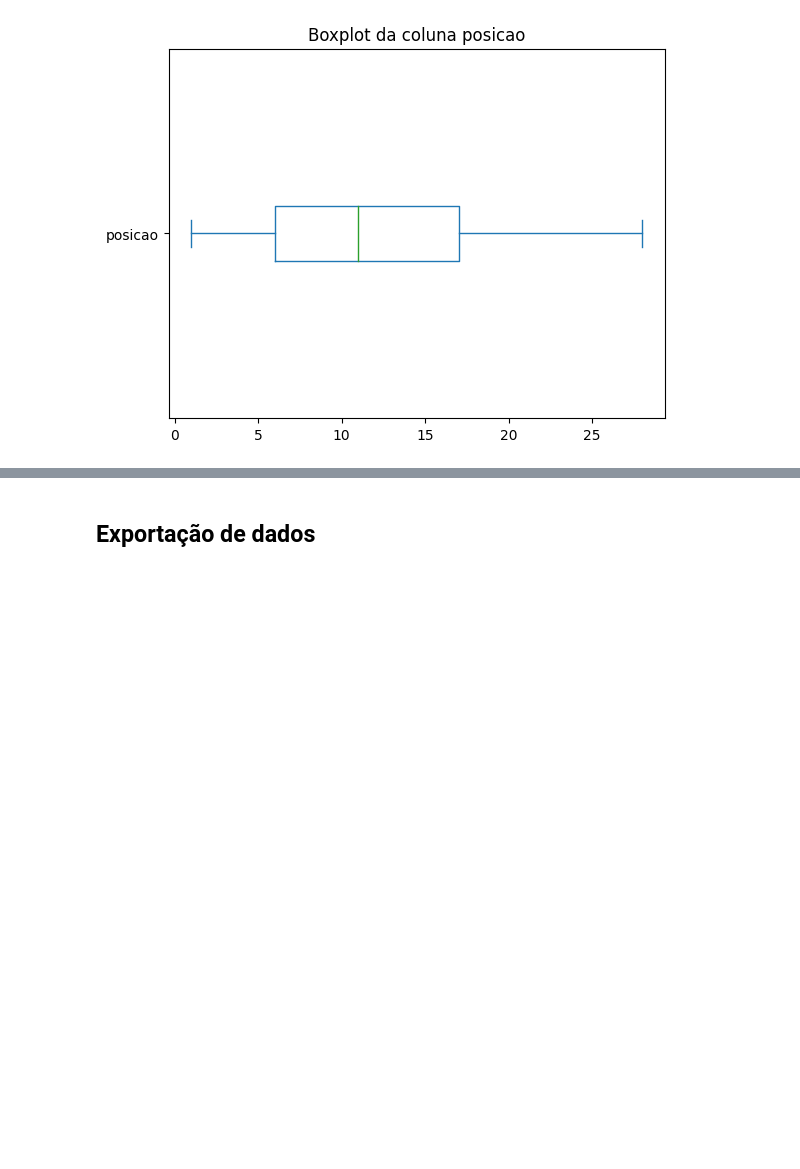
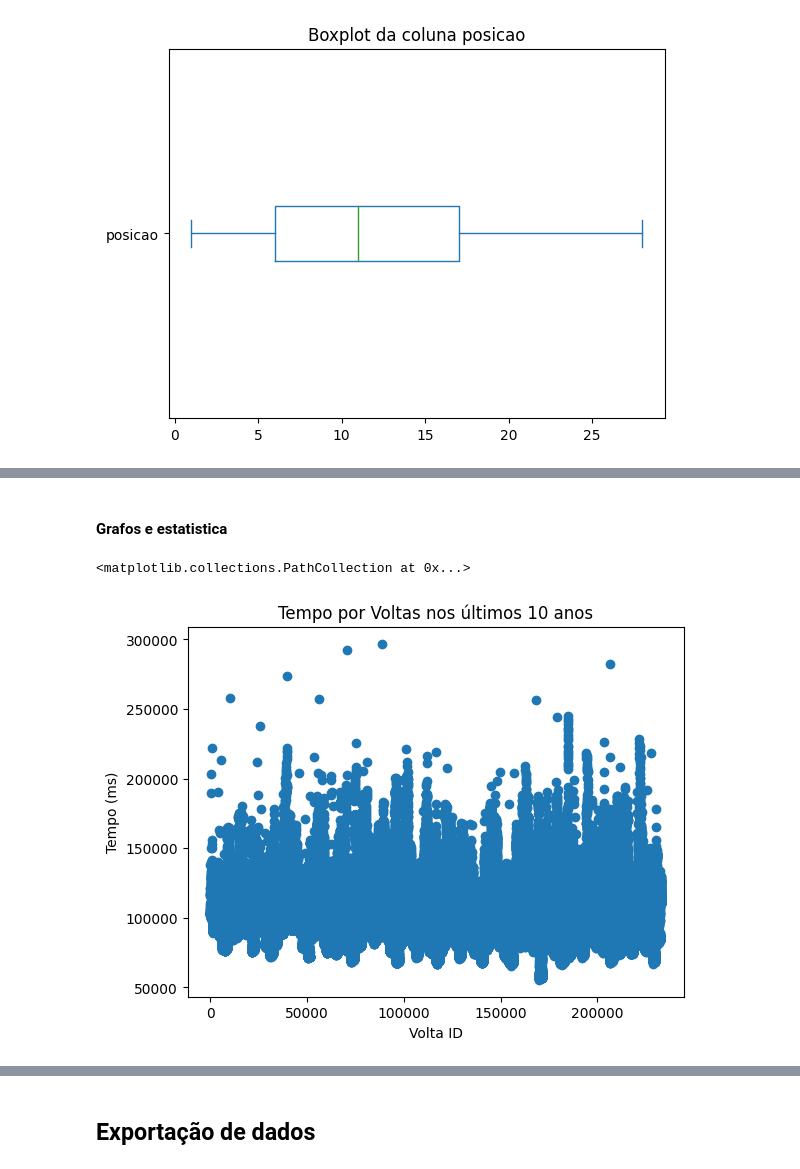
Before and after one commit to augustopinho/fatec_ipi_projeto_integrador_3, a Jupyter notebook: tratamento_limpeza_dataset_completo_DW.ipynb, the cells around one changed output, grey strips where cells are left out. Drawn from its saved outputs; the diff is of its cells as text; code cells hidden in the pictures; blank space fills up the shorter version.

```diff
--- a/tratamento_limpeza_dataset.ipynb
+++ b/tratamento_limpeza_dataset_completo_DW.ipynb
@@ -1954,0 +1975,19 @@ plt.show()
+# %%
+#Transformando em date, pois está em object
+corridas['data'] = pd.to_datetime(corridas['data'])
+corridas['fp1_data'] = pd.to_datetime(corridas['fp1_data'])
+corridas['fp2_data'] = pd.to_datetime(corridas['fp2_data'])
+corridas['fp3_data'] = pd.to_datetime(corridas['fp3_data'])
+corridas['quali_data'] = pd.to_datetime(corridas['quali_data'])
+corridas['sprint_data'] = pd.to_datetime(corridas['sprint_data'])
+# %%
+#Transformando em String
+corridas['nome'] = corridas['nome'].astype(pd.StringDtype())
+# %%
+#Transformando em DateTime
+corridas['hora'] = pd.to_datetime(corridas['hora'], format='%H:%M:%S')
+corridas['fp1_hora'] = pd.to_datetime(corridas['fp1_hora'], format='%H:%M:%S')
+corridas['fp2_hora'] = pd.to_datetime(corridas['fp2_hora'], format='%H:%M:%S')
+corridas['fp3_hora'] = pd.to_datetime(corridas['fp3_hora'], format='%H:%M:%S')
+corridas['quali_hora'] = pd.to_datetime(corridas['quali_hora'], format='%H:%M:%S')
+corridas['sprint_hora'] = pd.to_datetime(corridas['sprint_hora'], format='%H:%M:%S')
@@ -1954,0 +2288,3 @@ plt.show()
+# %%
+#Colocando as colunas em PT_BR
+tempo_por_volta.columns = ['corrida_id', 'piloto_id', 'volta', 'posicao', 'tempo', 'milisegundos']
@@ -1954,0 +2381,27 @@ plt.show()
+# %% [markdown]
+#### Grafos e estatistica
+# %%
+ano = 2023
+
+anos_filtrados = corridas[corridas.ano >= ano - 10]
+
+#Filter down to last ten years of data
+voltas_filtradas = tempo_por_volta[tempo_por_volta.corrida_id.isin(anos_filtrados.corrida_id)]
+# Filter out extreme outliers
+voltas_filtradas = voltas_filtradas[voltas_filtradas.milisegundos <= 300000]
+
+plot_index = [x for x in range(len(voltas_filtradas.milisegundos))]
+
+
+fig, ax = plt.subplots()
+
+ax.set_xlabel('Volta ID')
+ax.set_ylabel('Tempo (ms)')
+ax.set_title('Tempo por Voltas nos últimos 10 anos')
+
+
+
+plt.scatter(x=plot_index, y=voltas_filtradas.milisegundos)
+# %% [output]
+<matplotlib.collections.PathCollection at 0x...>
+[figure, added]
```
Also changed, not shown: parts of 69 cells of this notebook, 1 other file.
